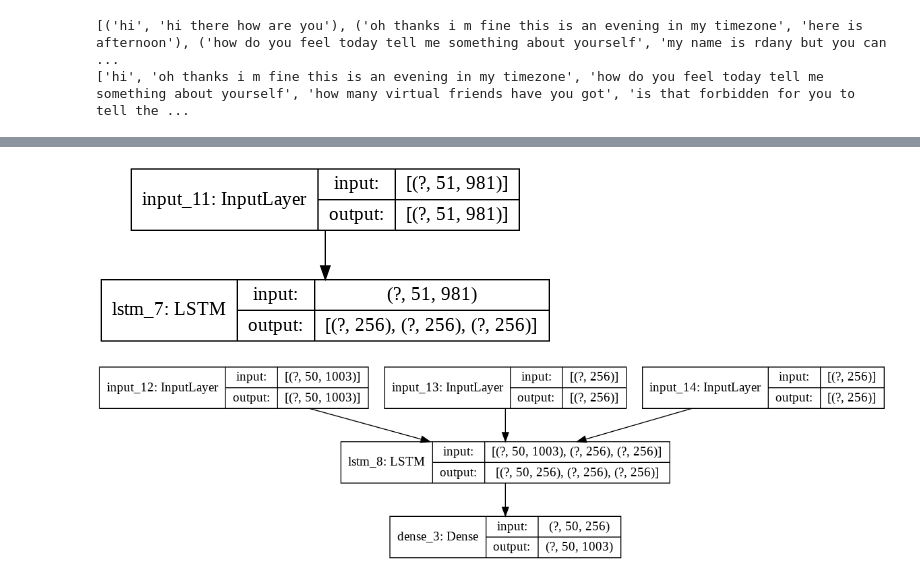
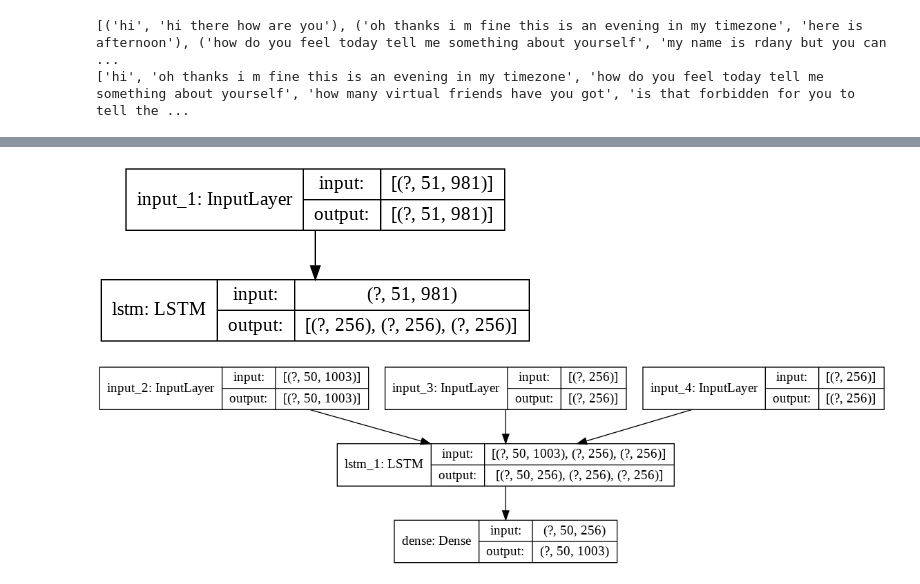
Before and after one commit to ccw5241/Deep_Learning_Project, a Jupyter notebook: chatbot_onehot.ipynb, the cells around one changed output, grey strips where cells are left out. Drawn from its saved outputs; the diff is of its cells as text; code cells hidden in the pictures.

```diff
--- a/chatbot_onehot.ipynb
+++ b/chatbot_onehot.ipynb
@@ -134,12 +171,12 @@ training_model.save('training_model.h5')
 # %%
-training_model = load_model('training_model.h5')
+training_model = load_model('training_model_one_hot.h5')
 encoder_inputs = training_model.input[0]
 encoder_outputs, state_h_enc, state_c_enc = training_model.layers[2].output
 encoder_states = [state_h_enc, state_c_enc]
 encoder_model = Model(encoder_inputs, encoder_states)
-plot_model(encoder_model, to_file='model_plot4a.png', show_shapes=True, show_layer_names=True)
+plot_model(encoder_model, to_file='model_plot_hota.png', show_shapes=True, show_layer_names=True)
 # %% [output]
-[figure, old version]
+[figure, new version]
 # %%
 latent_dim = 256
 decoder_state_input_hidden = Input(shape=(latent_dim,))
@@ -149,9 +186,9 @@ decoder_outputs, state_hidden, state_cell = decoder_lstm(decoder_inputs, initial
 decoder_states = [state_hidden, state_cell]
 decoder_outputs = decoder_dense(decoder_outputs)
 decoder_model = Model([decoder_inputs] + decoder_states_inputs, [decoder_outputs] + decoder_states)
-plot_model(decoder_model, to_file='model_plot4a.png', show_shapes=True, show_layer_names=True)
+plot_model(decoder_model, to_file='model_plot_hotb.png', show_shapes=True, show_layer_names=True)
 # %% [output]
-[figure, old version]
+[figure, new version]
 # %%
 def decode_response(test_input):
     #Getting the output states to pass into the decoder
```
Also changed, not shown: parts of 7 cells of this notebook, 1 other file.
